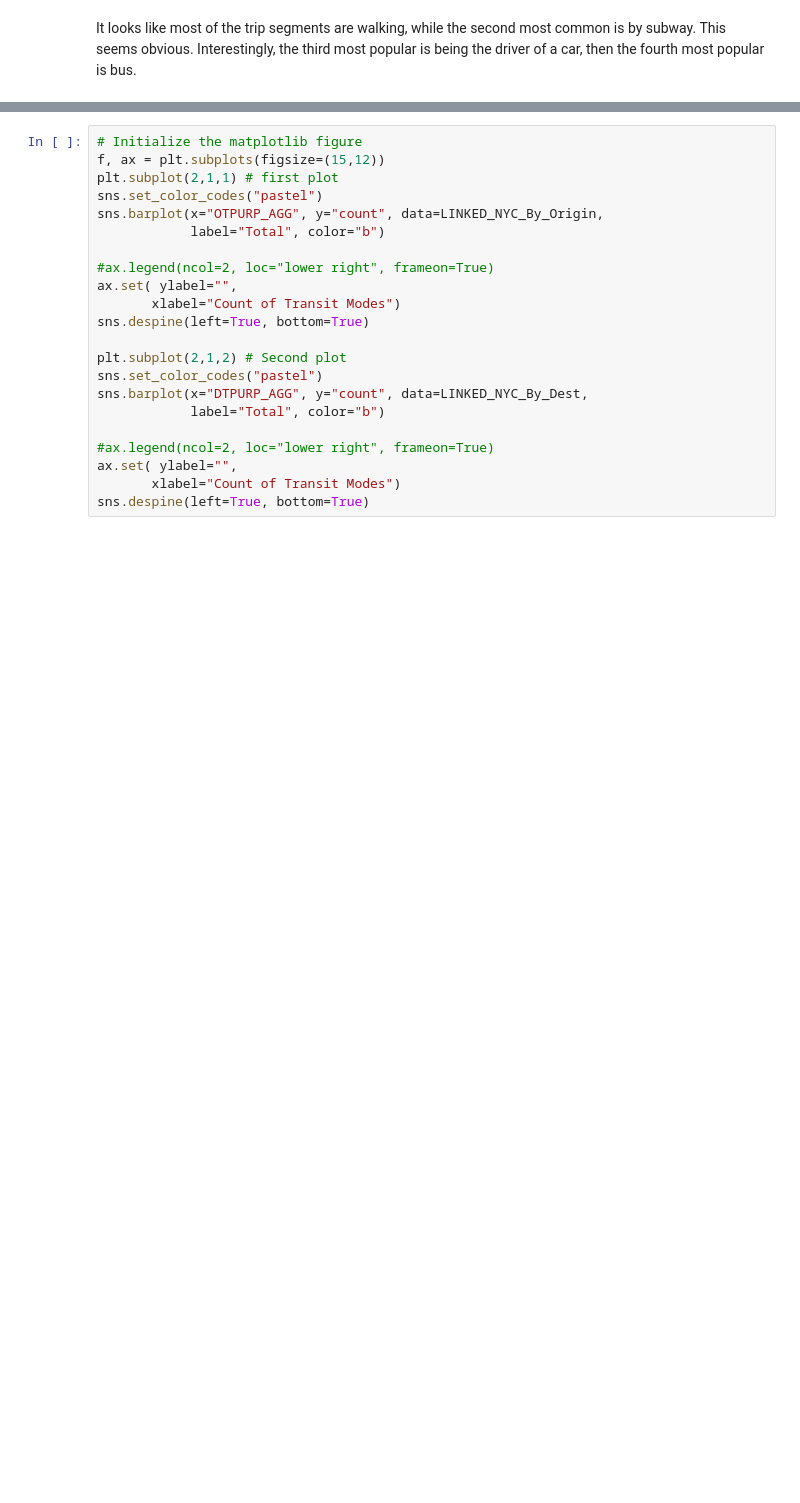
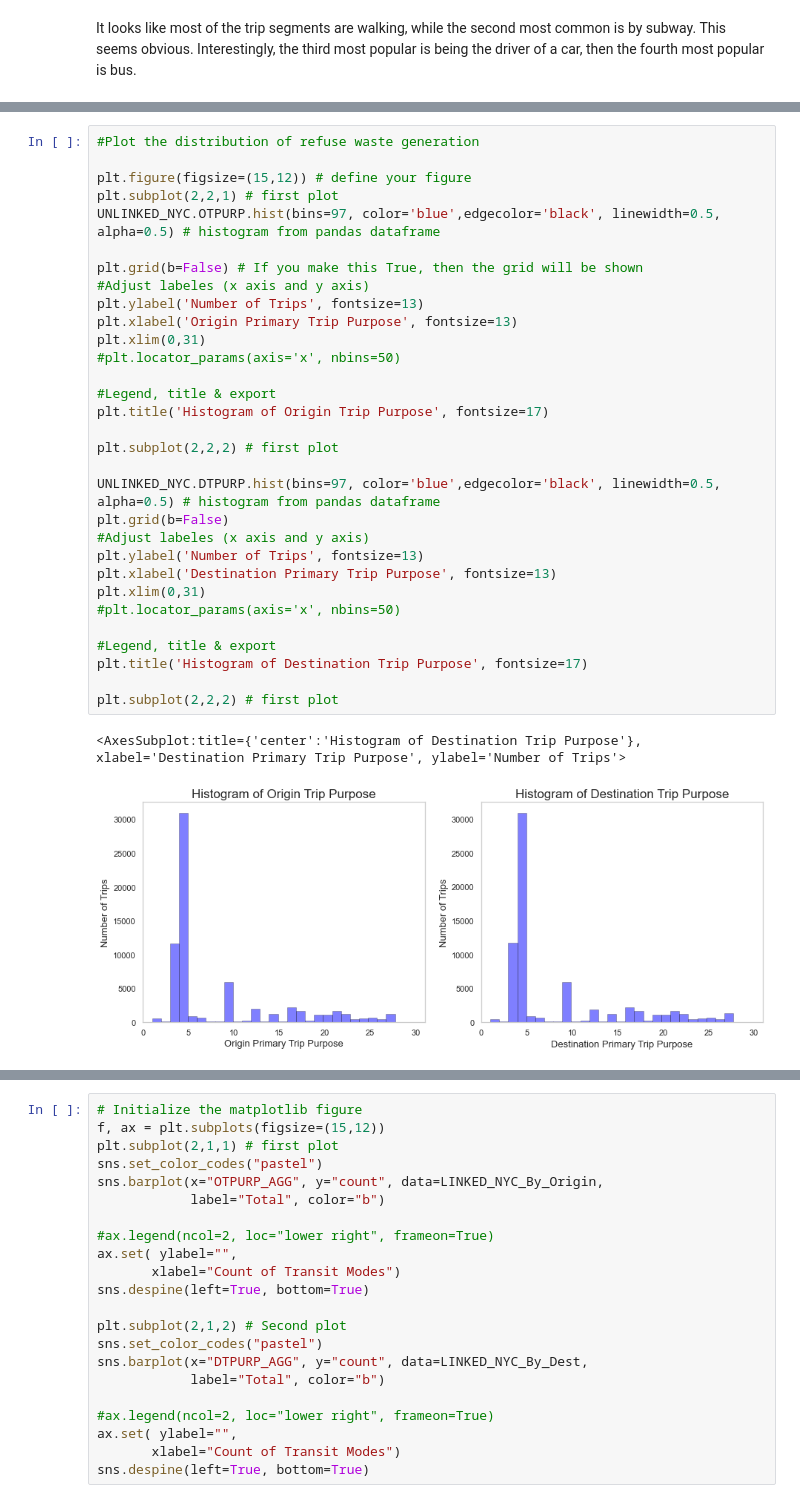
Before and after one commit to sean-chew/Mobility_Workshop, a Jupyter notebook: Assgn1_trips_SC.ipynb, the cells around one changed output, grey strips where cells are left out. Drawn from its saved outputs; the diff is of its cells as text; blank space fills up the shorter version.

```diff
--- a/Assgn1_trips_SC.ipynb
+++ b/Assgn1_trips_SC.ipynb
@@ -189,3 +189,37 @@ plt.subplot(2,2,2) # first plot
+# %%
+#Plot the distribution of refuse waste generation
+
+plt.figure(figsize=(15,12)) # define your figure
+plt.subplot(2,2,1) # first plot
+UNLINKED_NYC.OTPURP.hist(bins=97, color='blue',edgecolor='black', linewidth=0.5, alpha=0.5) # histogram from pandas dataframe
+
+plt.grid(b=False) # If you make this True, then the grid will be shown
+#Adjust labeles (x axis and y axis)
+plt.ylabel('Number of Trips', fontsize=13)
+plt.xlabel('Origin Primary Trip Purpose', fontsize=13)
+plt.xlim(0,31)
+#plt.locator_params(axis='x', nbins=50)
+
+#Legend, title & export
+plt.title('Histogram of Origin Trip Purpose', fontsize=17)
+
+plt.subplot(2,2,2) # first plot
+
+UNLINKED_NYC.DTPURP.hist(bins=97, color='blue',edgecolor='black', linewidth=0.5, alpha=0.5) # histogram from pandas dataframe
+plt.grid(b=False)
+#Adjust labeles (x axis and y axis)
+plt.ylabel('Number of Trips', fontsize=13)
+plt.xlabel('Destination Primary Trip Purpose', fontsize=13)
+plt.xlim(0,31)
+#plt.locator_params(axis='x', nbins=50)
+
+#Legend, title & export
+plt.title('Histogram of Destination Trip Purpose', fontsize=17)
+
+plt.subplot(2,2,2) # first plot
+# %% [output]
+<AxesSubplot:title={'center':'Histogram of Destination Trip Purpose'}, xlabel='Destination Primary Trip Purpose', ylabel='Number of Trips'>
+[figure, added]
 # %% [markdown]
 All of the purposes at a glance.
 ![Screen%20Shot%202022-09-20%20at%209.48.05%20PM.png](attachment:Screen%20Shot%202022-09-20%20at%209.48.05%20PM.png)
```
Also changed, not shown: parts of 4 cells of this notebook, 1 other file.
